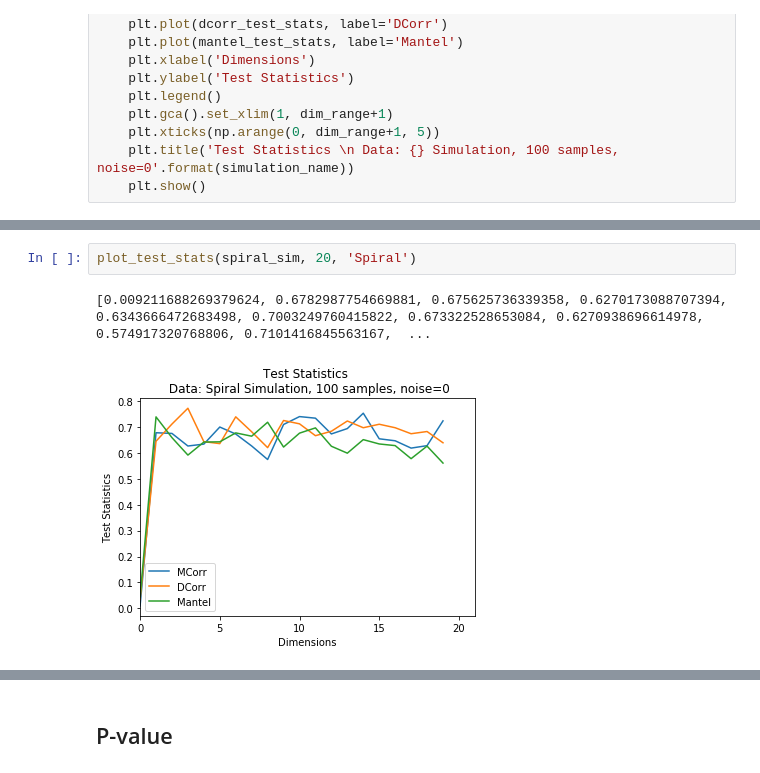
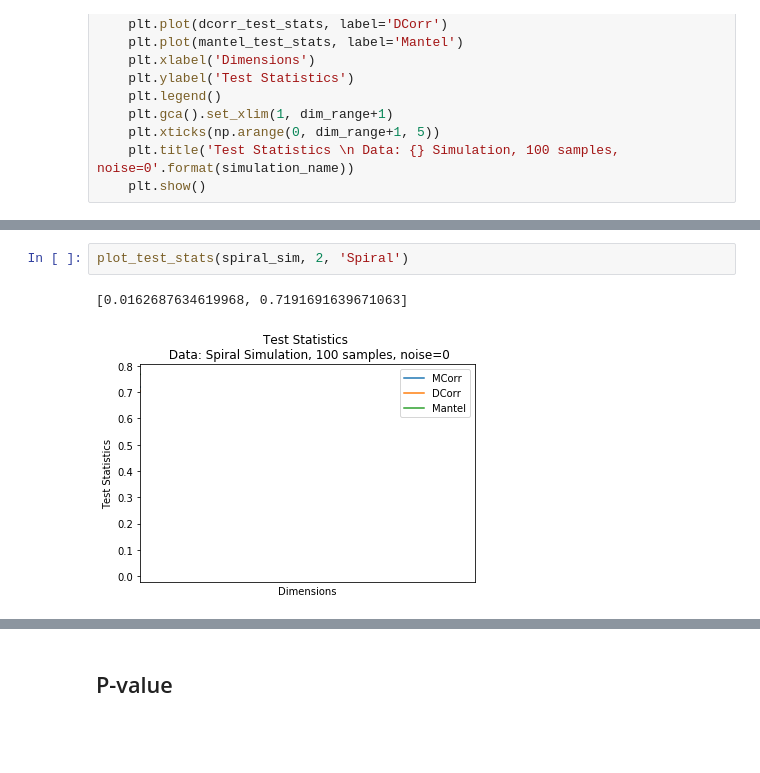
Before and after one commit to neurodata/mgcpy-old, a Jupyter notebook: demos/mcorr_dcorr_mantel.ipynb, the cells around one changed output, grey strips where cells are left out. Saved outputs shown, nothing was run; the diff lists cells and outputs as text; blank space fills up the shorter version.

```diff
--- a/demos/mcorr_dcorr_mantel.ipynb
+++ b/demos/mcorr_dcorr_mantel.ipynb
@@ -49,8 +50,8 @@ plot_test_stats(linear_sim, 20, 'Linear')
 # %%
-plot_test_stats(spiral_sim, 20, 'Spiral')
+plot_test_stats(spiral_sim, 2, 'Spiral')
 # %% [output]
-[0.009211688269379624, 0.6782987754669881, 0.675625736339358, 0.6270173088707394, 0.6343666472683498, 0.7003249760415822, 0.673322528653084, 0.6270938696614978, 0.574917320768806, 0.7101416845563167,  ...
+[0.0162687634619968, 0.7191691639671063]
-[figure, old version]
+[figure, new version]
 # %%
 plot_test_stats(quad_sim, 20, 'Quadratic')
 # %% [output]
```
Also changed, not shown: parts of 9 cells of this notebook.
